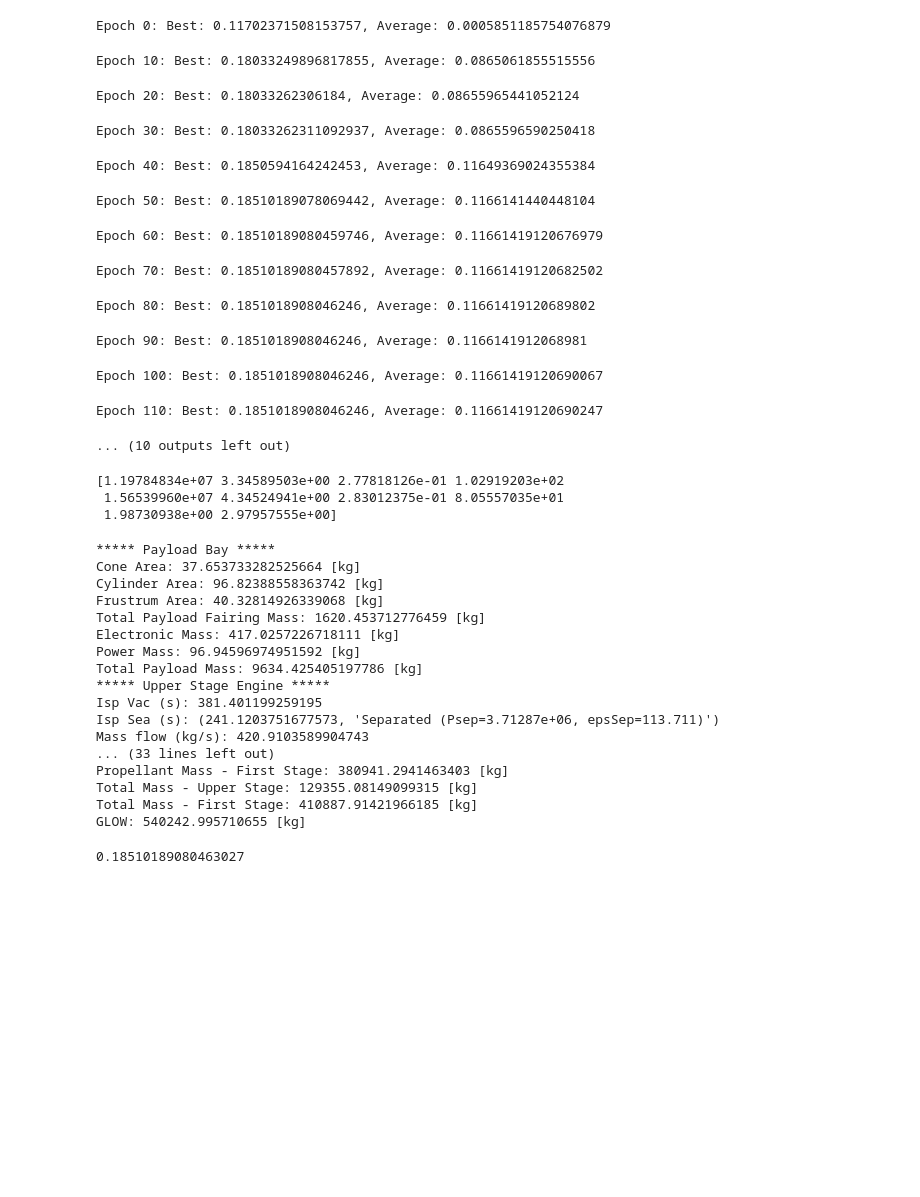
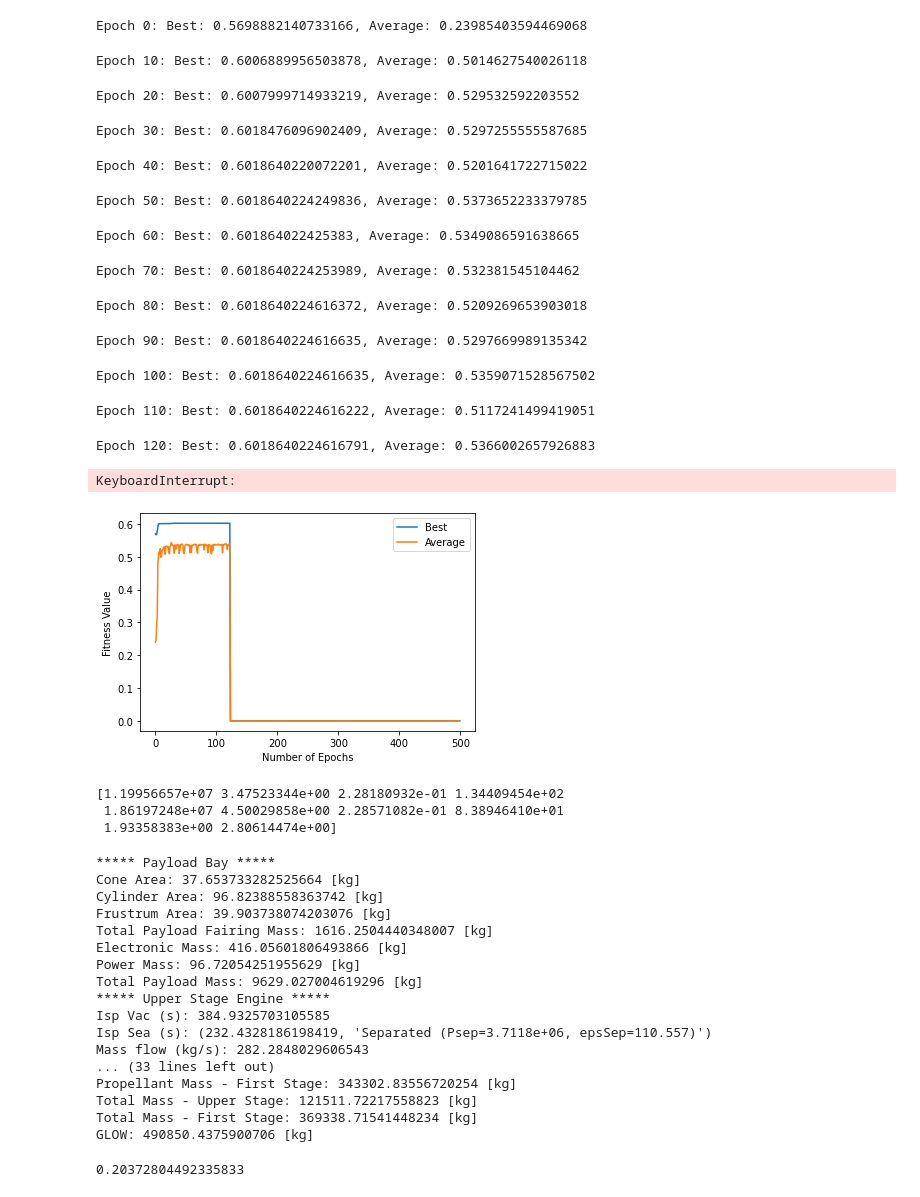
Before and after one commit to pdcos/rocket_optimization_implementation, a Jupyter notebook: pso_benchmark.ipynb, the cells around one changed output. Drawn from its saved outputs; the diff is of its cells as text; code cells hidden in the pictures; blank space fills up the shorter version.

```diff
--- a/pso_benchmark.ipynb
+++ b/pso_benchmark.ipynb
@@ -16,8 +16,8 @@ fitness_func_class = rocket_fitness.calc_fitness
 
 
 pso_alg = PSO(
-    num_epochs=200,
-    pop_size=200,
+    num_epochs=500,
+    pop_size=1000,
     chrom_length=10,
     n_best=2,
     global_factor = 0.8,
@@ -26,7 +26,7 @@ pso_alg = PSO(
     v_max=0.2,
     value_ranges=bound_values,
     fitness_func=fitness_func_class,
-    neighborhood_mode='self',
+    neighborhood_mode='ring',
     verbose=True,
     eval_every=10,
 
@@ -35,46 +35,51 @@ pso_alg = PSO(
 best_solutions = pso_alg.fit()
 pso_alg.plot()
 # %% [output]
-Epoch 0: Best: 0.11702371508153757, Average: 0.0005851185754076879
+Epoch 0: Best: 0.5698882140733166, Average: 0.23985403594469068
-Epoch 10: Best: 0.18033249896817855, Average: 0.0865061855515556
+Epoch 10: Best: 0.6006889956503878, Average: 0.5014627540026118
-Epoch 20: Best: 0.18033262306184, Average: 0.08655965441052124
+Epoch 20: Best: 0.6007999714933219, Average: 0.529532592203552
-Epoch 30: Best: 0.18033262311092937, Average: 0.0865596590250418
+Epoch 30: Best: 0.6018476096902409, Average: 0.5297255555587685
-Epoch 40: Best: 0.1850594164242453, Average: 0.11649369024355384
+Epoch 40: Best: 0.6018640220072201, Average: 0.5201641722715022
-Epoch 50: Best: 0.18510189078069442, Average: 0.1166141440448104
+Epoch 50: Best: 0.6018640224249836, Average: 0.5373652233379785
-Epoch 60: Best: 0.18510189080459746, Average: 0.11661419120676979
+Epoch 60: Best: 0.601864022425383, Average: 0.5349086591638665
-Epoch 70: Best: 0.18510189080457892, Average: 0.11661419120682502
+Epoch 70: Best: 0.6018640224253989, Average: 0.532381545104462
-Epoch 80: Best: 0.1851018908046246, Average: 0.11661419120689802
+Epoch 80: Best: 0.6018640224616372, Average: 0.5209269653903018
-Epoch 90: Best: 0.1851018908046246, Average: 0.1166141912068981
+Epoch 90: Best: 0.6018640224616635, Average: 0.5297669989135342
-Epoch 100: Best: 0.1851018908046246, Average: 0.11661419120690067
+Epoch 100: Best: 0.6018640224616635, Average: 0.5359071528567502
-Epoch 110: Best: 0.1851018908046246, Average: 0.11661419120690247
+Epoch 110: Best: 0.6018640224616222, Average: 0.5117241499419051
-... (10 outputs left out)
+Epoch 120: Best: 0.6018640224616791, Average: 0.5366002657926883
+KeyboardInterrupt:
+# %%
+pso_alg.plot()
+# %% [output]
+[figure, added]
 # %%
 min_mat = bound_values.T[0, :]
 max_mat = bound_values.T[1,:]
 best_sol_denorm = pso_alg.gbest * (max_mat - min_mat) + min_mat
 print(best_sol_denorm)
 # %% [output]
-[1.19784834e+07 3.34589503e+00 2.77818126e-01 1.02919203e+02
- 1.56539960e+07 4.34524941e+00 2.83012375e-01 8.05557035e+01
- 1.98730938e+00 2.97957555e+00]
+[1.19956657e+07 3.47523344e+00 2.28180932e-01 1.34409454e+02
+ 1.86197248e+07 4.50029858e+00 2.28571082e-01 8.38946410e+01
+ 1.93358383e+00 2.80614474e+00]
 # %%
 fitness_func(best_sol_denorm, verbose=True)
 # %% [output]
 ***** Payload Bay *****
 Cone Area: 37.653733282525664 [kg]
 Cylinder Area: 96.82388558363742 [kg]
-Frustrum Area: 40.32814926339068 [kg]
-Total Payload Fairing Mass: 1620.453712776459 [kg]
-Electronic Mass: 417.0257226718111 [kg]
-Power Mass: 96.94596974951592 [kg]
-Total Payload Mass: 9634.425405197786 [kg]
+Frustrum Area: 39.903738074203076 [kg]
+Total Payload Fairing Mass: 1616.2504440348007 [kg]
+Electronic Mass: 416.05601806493866 [kg]
+Power Mass: 96.72054251955629 [kg]
+Total Payload Mass: 9629.027004619296 [kg]
 ***** Upper Stage Engine *****
-Isp Vac (s): 381.401199259195
-Isp Sea (s): (241.1203751677573, 'Separated (Psep=3.71287e+06, epsSep=113.711)')
-Mass flow (kg/s): 420.9103589904743
+Isp Vac (s): 384.9325703105585
+Isp Sea (s): (232.4328186198419, 'Separated (Psep=3.7118e+06, epsSep=110.557)')
+Mass flow (kg/s): 282.2848029606543
 ... (33 lines left out)
-Propellant Mass - First Stage: 380941.2941463403 [kg]
-Total Mass - Upper Stage: 129355.08149099315 [kg]
-Total Mass - First Stage: 410887.91421966185 [kg]
-GLOW: 540242.995710655 [kg]
+Propellant Mass - First Stage: 343302.83556720254 [kg]
+Total Mass - Upper Stage: 121511.72217558823 [kg]
+Total Mass - First Stage: 369338.71541448234 [kg]
+GLOW: 490850.4375900706 [kg]
-0.18510189080463027
+0.20372804492335833
```
Also changed, not shown: parts of 3 cells of this notebook, 3 other files.
